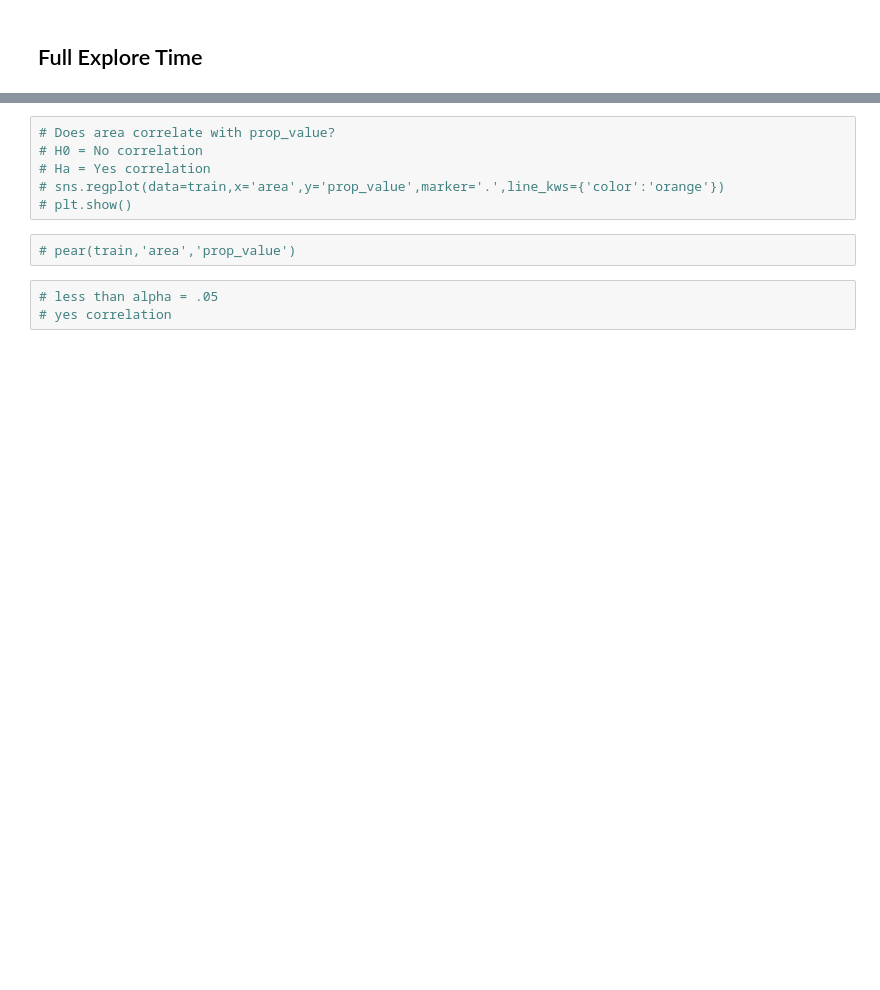
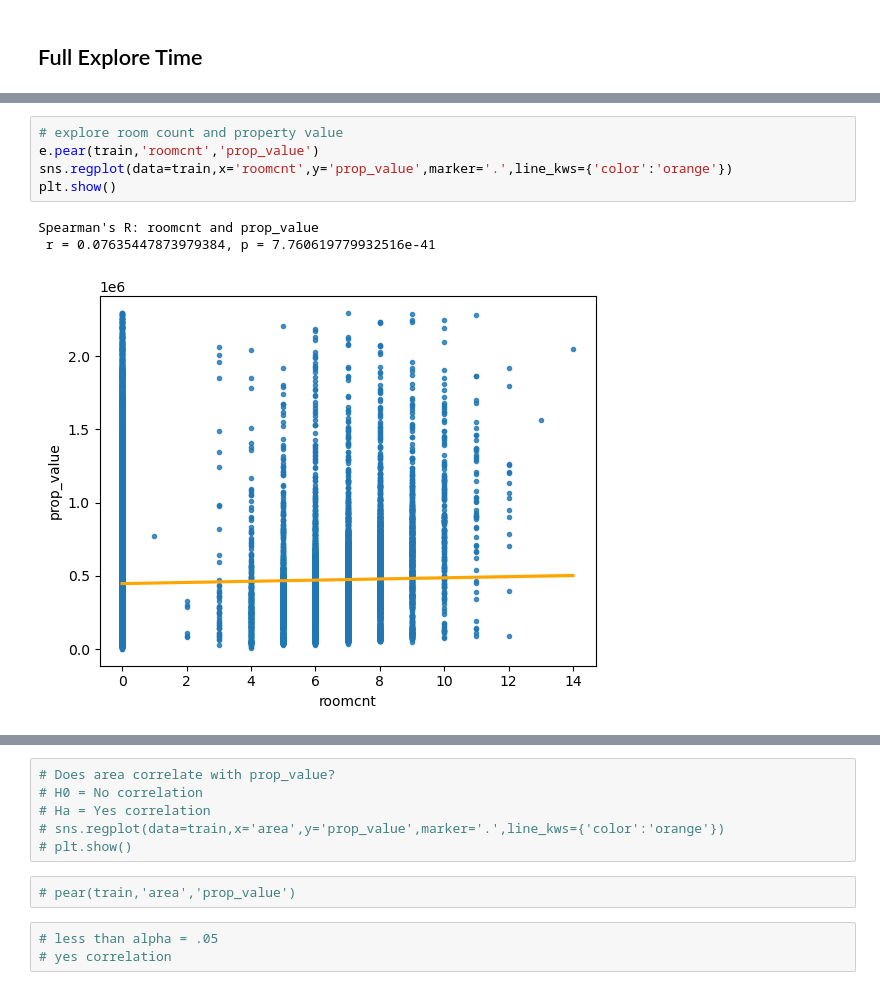
Before and after one commit to tkephart96/project_zillow, a Jupyter notebook: zillow_b.ipynb, the cells around one changed output, grey strips where cells are left out. Drawn from its saved outputs; the diff is of its cells as text; blank space fills up the shorter version.

```diff
--- a/zillow_b.ipynb
+++ b/zillow_b.ipynb
@@ -174,0 +70,9 @@ def rfe_rev(X,y,f,show_df=False):
+# %%
+# explore room count and property value
+e.pear(train,'roomcnt','prop_value')
+sns.regplot(data=train,x='roomcnt',y='prop_value',marker='.',line_kws={'color':'orange'})
+plt.show()
+# %% [output]
+Spearman's R: roomcnt and prop_value
+ r = 0.07635447873979384, p = 7.760619779932516e-41
+[figure, added]
```
Also changed, not shown: parts of 38 cells of this notebook, 7 other files.
